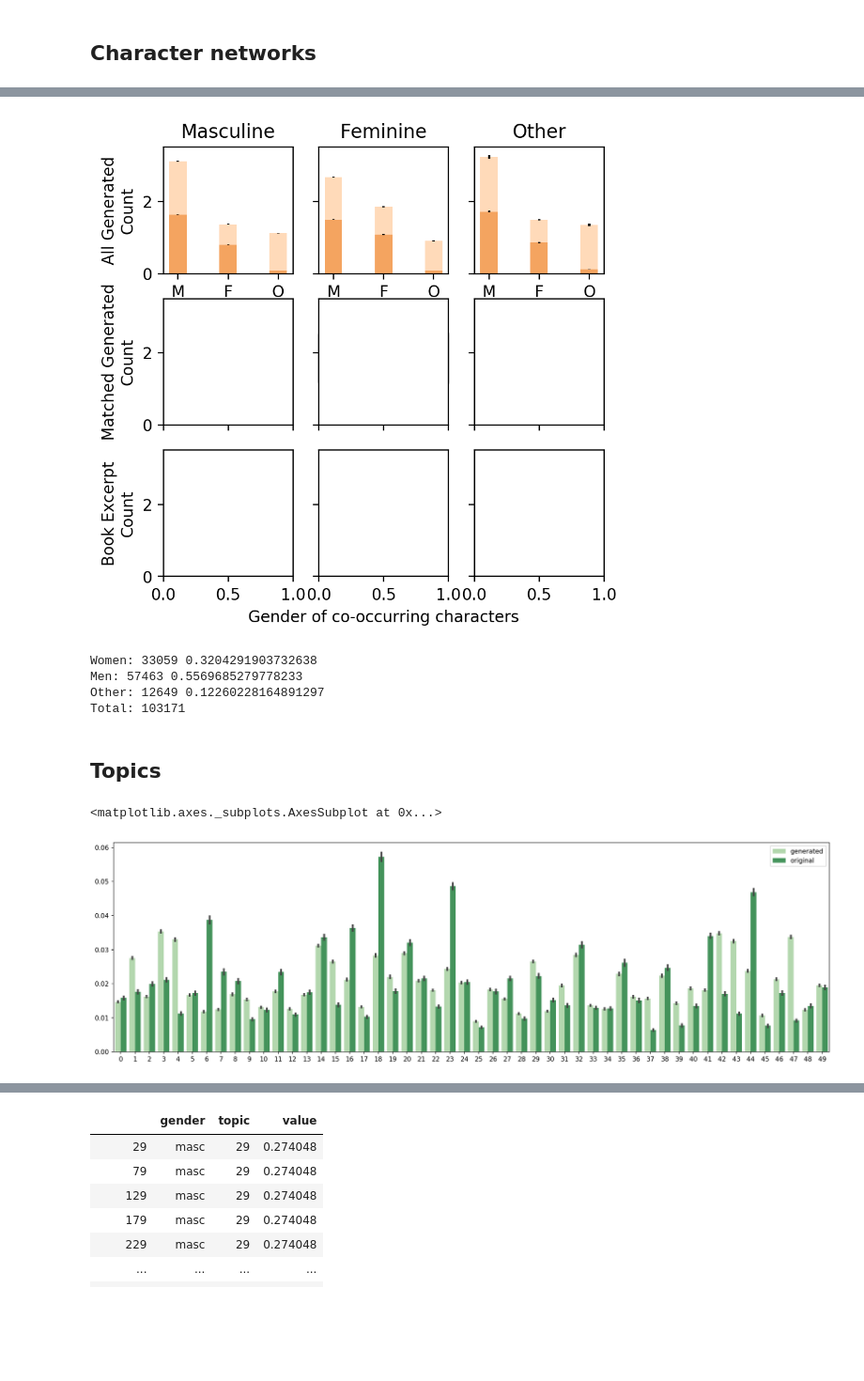
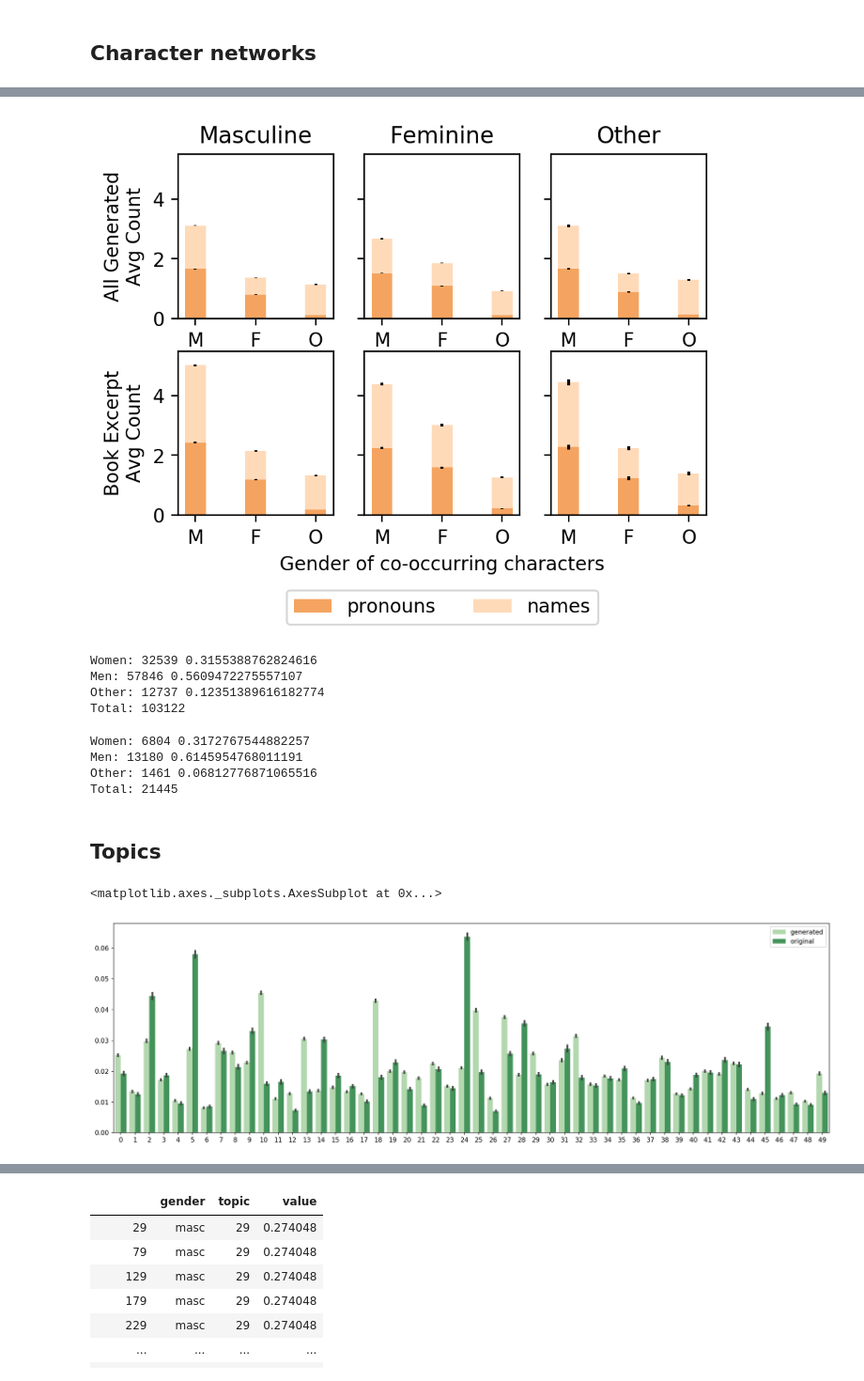
Before and after one commit to lucy3/gpt3_gender, a Jupyter notebook: code/character_viz.ipynb, the cells around one changed output, grey strips where cells are left out. Shown at 94% size. Drawn from its saved outputs; the diff is of its cells as text; code cells hidden in the pictures; blank space fills up the shorter version.

```diff
--- a/code/character_viz.ipynb
+++ b/code/character_viz.ipynb
@@ -174,71 +174,85 @@ def get_values(gender, stats):
     return name_means, name_ci, pronoun_means, pronoun_ci
 # %%
 # https://matplotlib.org/3.3.3/gallery/lines_bars_and_markers/bar_stacked.html
-fig, axes = plt.subplots(3, 3, figsize=(5, 5), dpi=200)
+fig, axes = plt.subplots(2, 3, figsize=(5, 3.5), dpi=200)
 bar_width = 0.35
-for i in range(3):
+for i in range(2):
     for j in range(3):
-        axes[i][j].set_ylim(0, 3.5)
+        axes[i][j].set_ylim(0, 5.5)
 labels = ['M', 'F', 'O']
 
 name_means, name_ci, pronoun_means, pronoun_ci = get_values('masc', gen_stats)
 axes[0][0].bar(labels, pronoun_means, bar_width, yerr=pronoun_ci,
        label='pronouns', color='sandybrown')
 axes[0][0].bar(labels, name_means, bar_width, yerr=name_ci, bottom=pronoun_means,
        label='names', color='peachpuff')
-
-axes[0][0].set_ylabel('All Generated\nCount')
+axes[0][0].set_ylabel('All Generated\nAvg Count')
 axes[0][0].set_title('Masculine')
 
 name_means, name_ci, pronoun_means, pronoun_ci = get_values('fem', gen_stats)
 axes[0][1].bar(labels, pronoun_means, bar_width, yerr=pronoun_ci,
        label='pronouns', color='sandybrown')
 axes[0][1].bar(labels, name_means, bar_width, yerr=name_ci, bottom=pronoun_means,
        label='names', color='peachpuff')
-
 axes[0][1].get_yaxis().set_ticklabels([])
 axes[0][1].set_title('Feminine')
-axes[0][1].legend(loc='upper center', bbox_to_anchor=(0.5, -0.4))
 
 name_means, name_ci, pronoun_means, pronoun_ci = get_values('other', gen_stats)
 axes[0][2].bar(labels, pronoun_means, bar_width, yerr=pronoun_ci,
        label='pronouns', color='sandybrown')
 axes[0][2].bar(labels, name_means, bar_width, yerr=name_ci, bottom=pronoun_means,
        label='names', color='peachpuff')
-
 axes[0][2].get_yaxis().set_ticklabels([])
 axes[0][2].set_title('Other')
 
-axes[1][0].set_ylabel('Matched Generated\nCount')
-axes[1][0].get_xaxis().set_ticklabels([])
+name_means, name_ci, pronoun_means, pronoun_ci = get_values('masc', orig_stats)
+axes[1][0].bar(labels, pronoun_means, bar_width, yerr=pronoun_ci,
+       label='pronouns', color='sandybrown')
+axes[1][0].bar(labels, name_means, bar_width, yerr=name_ci, bottom=pronoun_means,
+       label='names', color='peachpuff')
+axes[1][0].set_ylabel('Book Excerpt\nAvg Count')
 
-axes[1][1].get_xaxis().set_ticklabels([])
+name_means, name_ci, pronoun_means, pronoun_ci = get_values('fem', orig_stats)
+axes[1][1].bar(labels, pronoun_means, bar_width, yerr=pronoun_ci,
+       label='pronouns', color='sandybrown')
+axes[1][1].bar(labels, name_means, bar_width, yerr=name_ci, bottom=pronoun_means,
+       label='names', color='peachpuff')
 axes[1][1].get_yaxis().set_ticklabels([])
+axes[1][1].set_xlabel('Gender of co-occurring characters')
+axes[1][1].legend(loc='upper center', ncol=2, bbox_to_anchor=(0.5, -0.4))
 
-axes[1][2].get_xaxis().set_ticklabels([])
+name_means, name_ci, pronoun_means, pronoun_ci = get_values('other', orig_stats)
+axes[1][2].bar(labels, pronoun_means, bar_width, yerr=pronoun_ci,
+       label='pronouns', color='sandybrown')
+axes[1][2].bar(labels, name_means, bar_width, yerr=name_ci, bottom=pronoun_means,
+       label='names', color='peachpuff')
 axes[1][2].get_yaxis().set_ticklabels([])
 
-axes[2][0].set_ylabel('Book Excerpt\nCount')
-
-axes[2][1].get_yaxis().set_ticklabels([])
-
-axes[2][2].get_yaxis().set_ticklabels([])
-axes[2][1].set_xlabel('Gender of co-occurring characters')
-
 plt.show()
 # %% [output]
-[figure, old version]
+[figure, new version]
 # %%
 # main character genders
-print("Women:", d['main_gender'].count('fem'), d['main_gender'].count('fem')/len(d['main_gender']))
-print("Men:", d['main_gender'].count('masc'), d['main_gender'].count('masc')/len(d['main_gender']))
-print("Other:", d['main_gender'].count('other'), d['main_gender'].count('other')/len(d['main_gender']))
-print("Total:", len(d['main_gender']))
+print("Women:", gen_d['main_gender'].count('fem'), gen_d['main_gender'].count('fem')/len(gen_d['main_gender']))
+print("Men:", gen_d['main_gender'].count('masc'), gen_d['main_gender'].count('masc')/len(gen_d['main_gender']))
+print("Other:", gen_d['main_gender'].count('other'), gen_d['main_gender'].count('other')/len(gen_d['main_gender']))
+print("Total:", len(gen_d['main_gender']))
 # %% [output]
-Women: 33059 0.3204291903732638
-Men: 57463 0.5569685279778233
-Other: 12649 0.12260228164891297
-Total: 103171
+Women: 32539 0.3155388762824616
+Men: 57846 0.5609472275557107
+Other: 12737 0.12351389616182774
+Total: 103122
+# %%
+# main character genders
+print("Women:", orig_d['main_gender'].count('fem'), orig_d['main_gender'].count('fem')/len(orig_d['main_gender']))
+print("Men:", orig_d['main_gender'].count('masc'), orig_d['main_gender'].count('masc')/len(orig_d['main_gender']))
+print("Other:", orig_d['main_gender'].count('other'), orig_d['main_gender'].count('other')/len(orig_d['main_gender']))
+print("Total:", len(orig_d['main_gender']))
+# %% [output]
+Women: 6804 0.3172767544882257
+Men: 13180 0.6145954768011191
+Other: 1461 0.06812776871065516
+Total: 21445
 # %% [markdown]
 ## Topics
 # %%
@@ -267,7 +281,7 @@ plt.figure(dpi=150, figsize=(20,6))
 sns.barplot(x="topic", y="value", palette="Greens", hue="dataset", data=data_topics)
 # %% [output]
 <matplotlib.axes._subplots.AxesSubplot at 0x...>
-[figure, old version]
+[figure, new version]
 # %%
 with open(LOGS + 'gender_topics_0.9.json', 'r') as infile:
     gen_gender_topics = json.load(infile)
```
Also changed, not shown: parts of 10 cells of this notebook, 3 other files.
